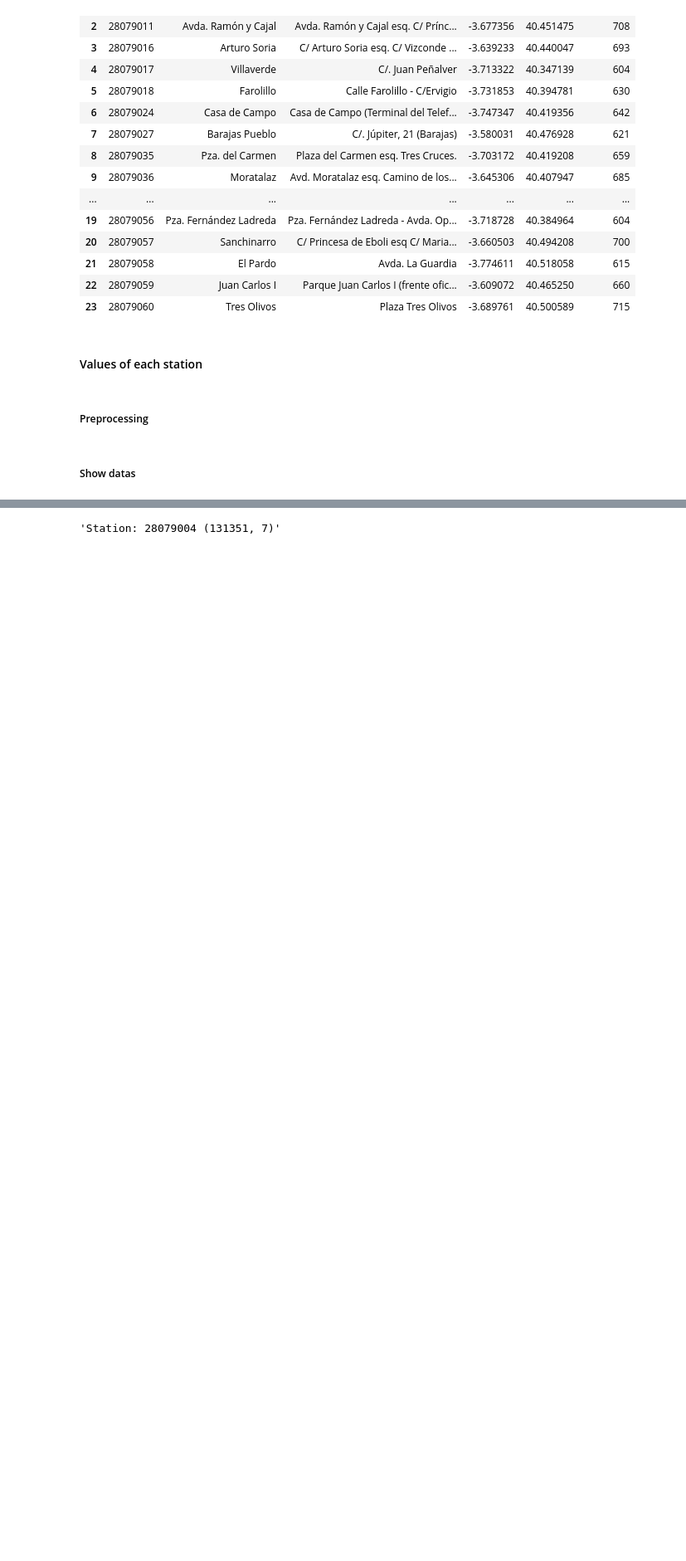
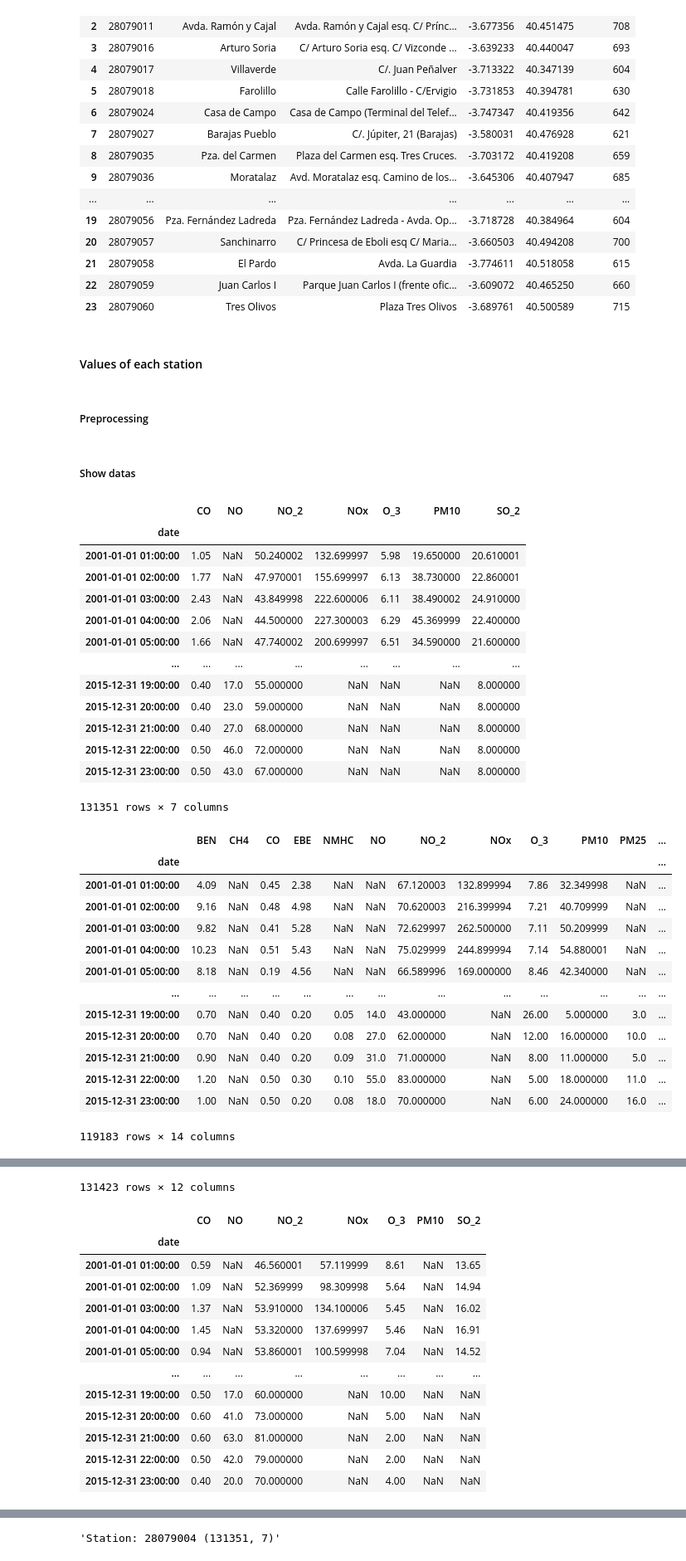
Before and after one commit to patricksferraz/aqw-madrid-data-analysis, a Jupyter notebook: analytics.ipynb, the cells around one changed output, grey strips where cells are left out. Shown at 83% size. Saved outputs shown, nothing was run; the diff lists cells and outputs as text; code cells hidden in the pictures; blank space fills up the shorter version.

```diff
--- a/analytics.ipynb
+++ b/analytics.ipynb
@@ -218,3 +224,35 @@ except Exception as e:
     df_aq.close()
 # %% [markdown]
 ##### Show datas
+# %%
+for em_s in emissions_st:
+    display(emissions_st[em_s])
+# %% [output]
+|  | CO | NO | NO_2 | NOx | O_3 | PM10 | SO_2 |
+| date |  |  |  |  |  |  |  |
+| 2001-01-01 01:00:00 | 1.05 | NaN | 50.240002 | 132.699997 | 5.98 | 19.650000 | 20.610001 |
+| 2001-01-01 02:00:00 | 1.77 | NaN | 47.970001 | 155.699997 | 6.13 | 38.730000 | 22.860001 |
+| 2001-01-01 03:00:00 | 2.43 | NaN | 43.849998 | 222.600006 | 6.11 | 38.490002 | 24.910000 |
+| 2001-01-01 04:00:00 | 2.06 | NaN | 44.500000 | 227.300003 | 6.29 | 45.369999 | 22.400000 |
+| 2001-01-01 05:00:00 | 1.66 | NaN | 47.740002 | 200.699997 | 6.51 | 34.590000 | 21.600000 |
+| ... | ... | ... | ... | ... | ... | ... | ... |
+| 2015-12-31 19:00:00 | 0.40 | 17.0 | 55.000000 | NaN | NaN | NaN | 8.000000 |
+| 2015-12-31 20:00:00 | 0.40 | 23.0 | 59.000000 | NaN | NaN | NaN | 8.000000 |
+| 2015-12-31 21:00:00 | 0.40 | 27.0 | 68.000000 | NaN | NaN | NaN | 8.000000 |
+| 2015-12-31 22:00:00 | 0.50 | 46.0 | 72.000000 | NaN | NaN | NaN | 8.000000 |
+| 2015-12-31 23:00:00 | 0.50 | 43.0 | 67.000000 | NaN | NaN | NaN | 8.000000 |
+131351 rows × 7 columns
+|  | BEN | CH4 | CO | EBE | NMHC | NO | NO_2 | NOx | O_3 | PM10 | PM25 | ... |
+| date |  |  |  |  |  |  |  |  |  |  |  | ... |
+| 2001-01-01 01:00:00 | 4.09 | NaN | 0.45 | 2.38 | NaN | NaN | 67.120003 | 132.899994 | 7.86 | 32.349998 | NaN | ... |
+| 2001-01-01 02:00:00 | 9.16 | NaN | 0.48 | 4.98 | NaN | NaN | 70.620003 | 216.399994 | 7.21 | 40.709999 | NaN | ... |
+| 2001-01-01 03:00:00 | 9.82 | NaN | 0.41 | 5.28 | NaN | NaN | 72.629997 | 262.500000 | 7.11 | 50.209999 | NaN | ... |
+| 2001-01-01 04:00:00 | 10.23 | NaN | 0.51 | 5.43 | NaN | NaN | 75.029999 | 244.899994 | 7.14 | 54.880001 | NaN | ... |
+| 2001-01-01 05:00:00 | 8.18 | NaN | 0.19 | 4.56 | NaN | NaN | 66.589996 | 169.000000 | 8.46 | 42.340000 | NaN | ... |
+| ... | ... | ... | ... | ... | ... | ... | ... | ... | ... | ... | ... | ... |
+| 2015-12-31 19:00:00 | 0.70 | NaN | 0.40 | 0.20 | 0.05 | 14.0 | 43.000000 | NaN | 26.00 | 5.000000 | 3.0 | ... |
+| 2015-12-31 20:00:00 | 0.70 | NaN | 0.40 | 0.20 | 0.08 | 27.0 | 62.000000 | NaN | 12.00 | 16.000000 | 10.0 | ... |
+| 2015-12-31 21:00:00 | 0.90 | NaN | 0.40 | 0.20 | 0.09 | 31.0 | 71.000000 | NaN | 8.00 | 11.000000 | 5.0 | ... |
+| 2015-12-31 22:00:00 | 1.20 | NaN | 0.50 | 0.30 | 0.10 | 55.0 | 83.000000 | NaN | 5.00 | 18.000000 | 11.0 | ... |
+| 2015-12-31 23:00:00 | 1.00 | NaN | 0.50 | 0.20 | 0.08 | 18.0 | 70.000000 | NaN | 6.00 | 24.000000 | 16.0 | ... |
+119183 rows × 14 columns
@@ -220,0 +272,14 @@ except Exception as e:
+131423 rows × 12 columns
+|  | CO | NO | NO_2 | NOx | O_3 | PM10 | SO_2 |
+| date |  |  |  |  |  |  |  |
+| 2001-01-01 01:00:00 | 0.59 | NaN | 46.560001 | 57.119999 | 8.61 | NaN | 13.65 |
+| 2001-01-01 02:00:00 | 1.09 | NaN | 52.369999 | 98.309998 | 5.64 | NaN | 14.94 |
+| 2001-01-01 03:00:00 | 1.37 | NaN | 53.910000 | 134.100006 | 5.45 | NaN | 16.02 |
+| 2001-01-01 04:00:00 | 1.45 | NaN | 53.320000 | 137.699997 | 5.46 | NaN | 16.91 |
+| 2001-01-01 05:00:00 | 0.94 | NaN | 53.860001 | 100.599998 | 7.04 | NaN | 14.52 |
+| ... | ... | ... | ... | ... | ... | ... | ... |
+| 2015-12-31 19:00:00 | 0.50 | 17.0 | 60.000000 | NaN | 10.00 | NaN | NaN |
+| 2015-12-31 20:00:00 | 0.60 | 41.0 | 73.000000 | NaN | 5.00 | NaN | NaN |
+| 2015-12-31 21:00:00 | 0.60 | 63.0 | 81.000000 | NaN | 2.00 | NaN | NaN |
+| 2015-12-31 22:00:00 | 0.50 | 42.0 | 79.000000 | NaN | 2.00 | NaN | NaN |
+| 2015-12-31 23:00:00 | 0.40 | 20.0 | 70.000000 | NaN | 4.00 | NaN | NaN |
```
Also changed, not shown: parts of 7 cells of this notebook.
